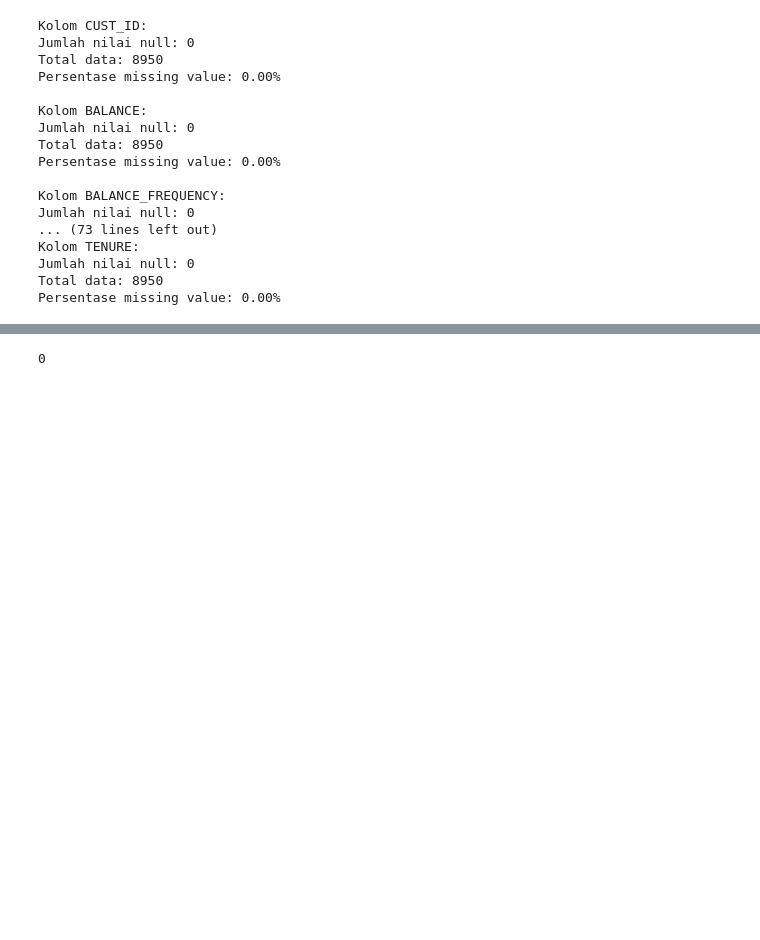
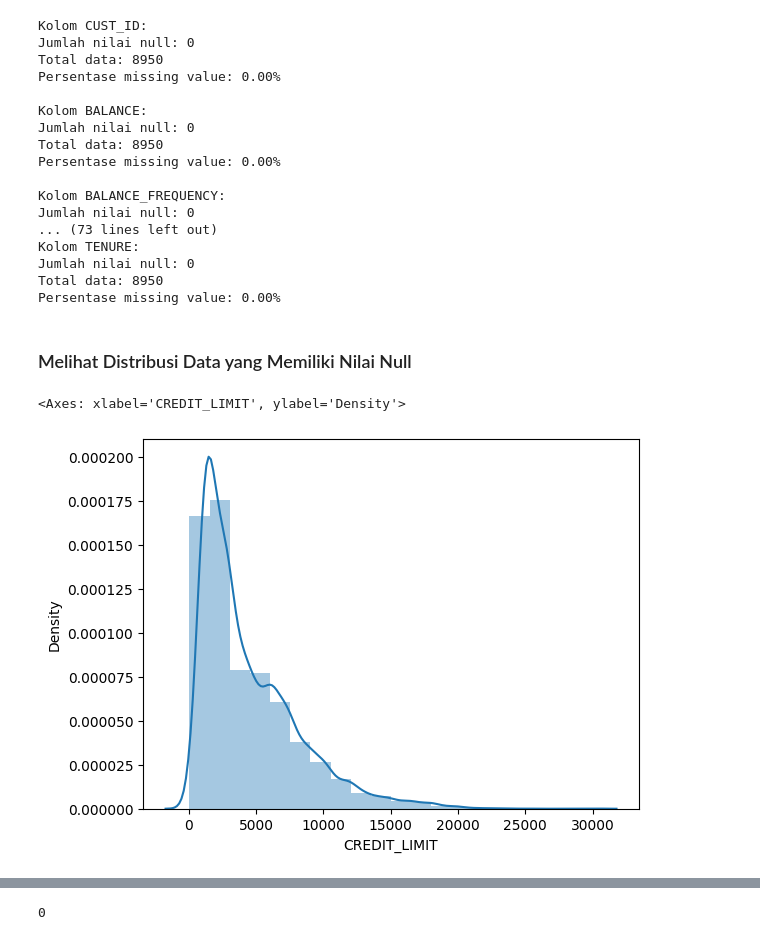
Before and after one commit to tassyirifiyya/ProjectHacktiv8-Kelp1, a Jupyter notebook: PYTN_KampusMerdeka_FP4_Hacktiv8.ipynb, the cells around one changed output, grey strips where cells are left out. Drawn from its saved outputs; the diff is of its cells as text; code cells hidden in the pictures; blank space fills up the shorter version.

```diff
--- a/PYTN_KampusMerdeka_FP4_Hacktiv8.ipynb
+++ b/PYTN_KampusMerdeka_FP4_Hacktiv8.ipynb
@@ -238,3 +221,11 @@ Kolom TENURE:
 Jumlah nilai null: 0
 Total data: 8950
 Persentase missing value: 0.00%
+# %% [markdown]
+### Melihat Distribusi Data yang Memiliki Nilai Null
+# %%
+CreditLimitNull = sns.distplot(df['CREDIT_LIMIT'], bins=20, kde=True)
+CreditLimitNull
+# %% [output]
+<Axes: xlabel='CREDIT_LIMIT', ylabel='Density'>
+[figure, added]
```
Also changed, not shown: parts of 71 cells of this notebook.
